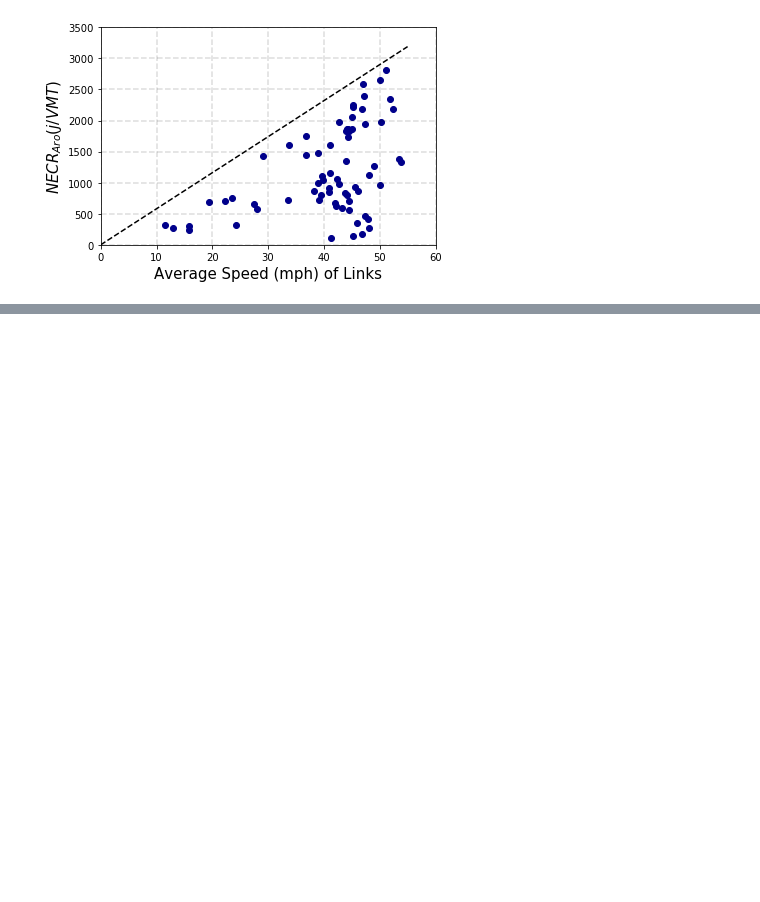
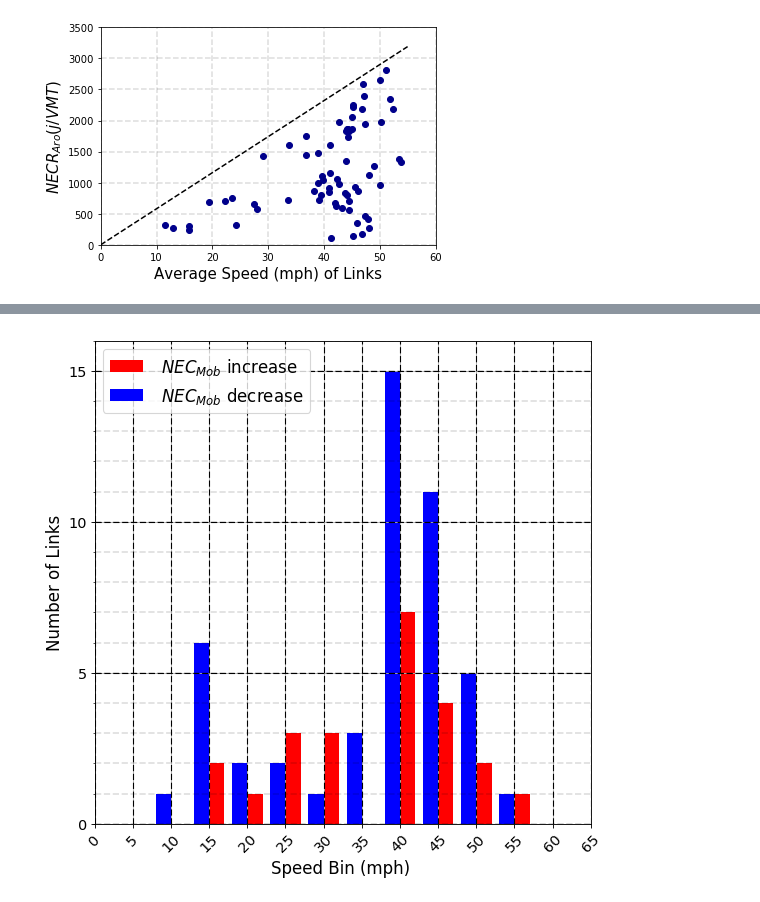
Before and after one commit to haniramezani/Plots-for-Fuel-Consumption-paper, a Jupyter notebook: plots.ipynb, the cells around one changed output, grey strips where cells are left out. Drawn from its saved outputs; the diff is of its cells as text; code cells hidden in the pictures; blank space fills up the shorter version.

```diff
--- a/plots.ipynb
+++ b/plots.ipynb
@@ -348,51 +355,47 @@ plt.show()
 # %%
 fig, ax=plt.subplots(1,1,figsize=(8,8), dpi=80)
-w=5
-rect1=ax.bar(df_corr.PR*100+w/2,df_corr.All*100,bottom= 0, color='blue',label='trucks',width=w )
-rect2=ax.bar(df_corr.PR*100-w/2,df_corr.PC*100, bottom=0,color='k',label='cars', width=w )
-ax.set_ylim(-1,4)
-ax.set_xlim(0,110)
-autolabel(rect1, 'blue', 0.3, 15)
-autolabel(rect2,'k',0.3, 15)
-ax.set_xlabel('Penetartion Rate ', size=15)
-ax.set_ylabel('Normalized Energy Consumption\n Reduction', size=15)
+w=2
+rect1=ax.bar(df_Mob_histo.bin+w/2,df_Mob_histo.NEC_increase,bottom= 0, color='red',label=' $NEC_{Mob}$ increase',width=w )
+rect2=ax.bar(df_Mob_histo.bin-w/2,df_Mob_histo.NEC_decrease,bottom= 0, color='blue',label=' $NEC_{Mob}$ decrease',width=w )
+
+ax.set_ylim(0,16)
+ax.set_xlim(0,65)
+
+ax.set_xlabel('Speed Bin (mph) ', size=15)
+ax.set_ylabel('Number of Links', size=15)
 plt.grid(True)
 plt.legend(loc='upper left',prop={'size': 15})
 
-fmt = '%.0f%%' # Format you want the ticks, e.g. '40%'
-mformat = mtick.FormatStrFormatter(fmt)
-xmajorLocator = mtick.MultipleLocator(20)
-yminorLocator = mtick.MultipleLocator(0.5)
-ymajorLocator = mtick.MultipleLocator(1)
+
+xmajorLocator = mtick.MultipleLocator(5)
+yminorLocator = mtick.MultipleLocator(1)
+ymajorLocator = mtick.MultipleLocator(5)
 
 
-ax.set_xticklabels(df_corr.PR, rotation=0, fontsize=11)
-ax.set_yticklabels([0,2,4], rotation=0, fontsize=11)
 
-
-ax.xaxis.set_major_formatter(mformat)
-ax.yaxis.set_major_formatter(mformat)
 
 ax.xaxis.set_major_locator(xmajorLocator)
 ax.yaxis.set_major_locator(ymajorLocator)
 ax.yaxis.set_minor_locator(yminorLocator)
 
 lw=1
 for xmaj in ax.xaxis.get_majorticklocs():
     ax.axvline(x=xmaj, ls='--', color='k', linewidth=lw)
 for ymaj in ax.yaxis.get_majorticklocs():
     ax.axhline(y=ymaj, ls='--', color='k',linewidth=lw)
 for ymin in ax.yaxis.get_minorticklocs():
     ax.axhline(y=ymin, ls='--', color='k',linewidth=0.2*lw)
 
 for tick in ax.xaxis.get_major_ticks():
     tick.label.set_fontsize(13)
     tick.label.set_rotation(45)
     tick.label.set_color('k')
 for tick in ax.yaxis.get_major_ticks():
     tick.label.set_fontsize(13)
     tick.label.set_color('k')
 
 
 #fig.savefig('myimage.png', format='png', dpi=1200)
 plt.show()
+# %% [output]
+[figure, added]
```
Also changed, not shown: parts of 2 cells of this notebook.
